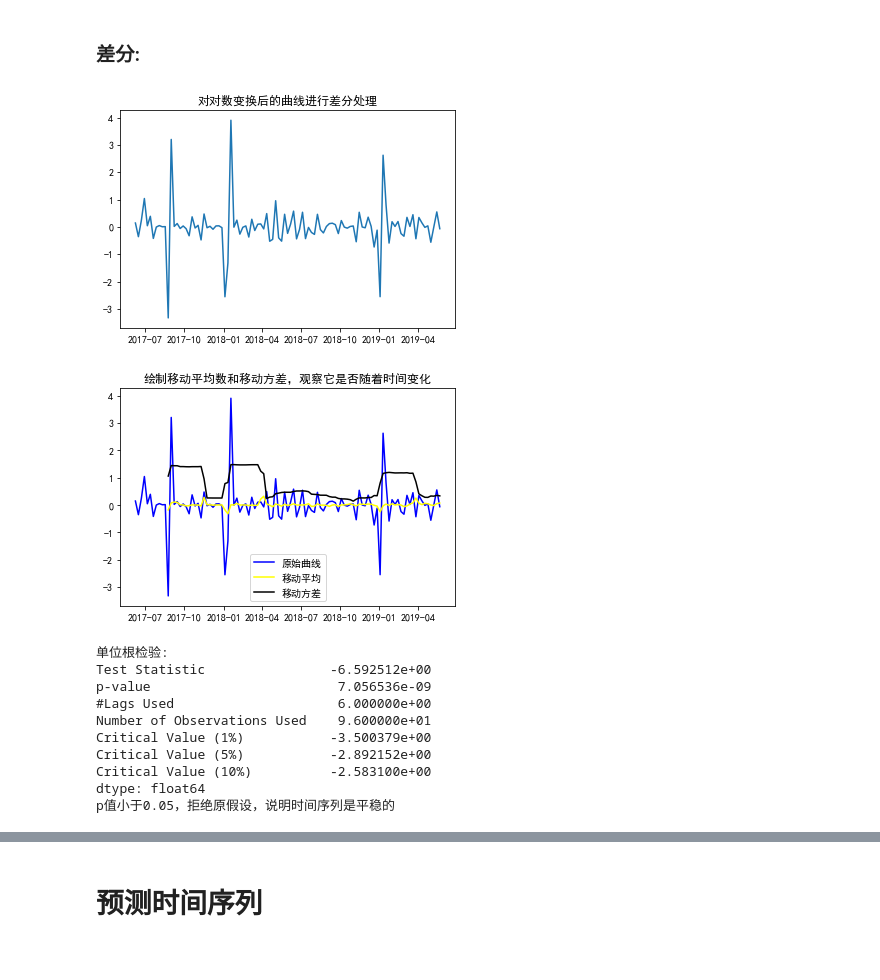
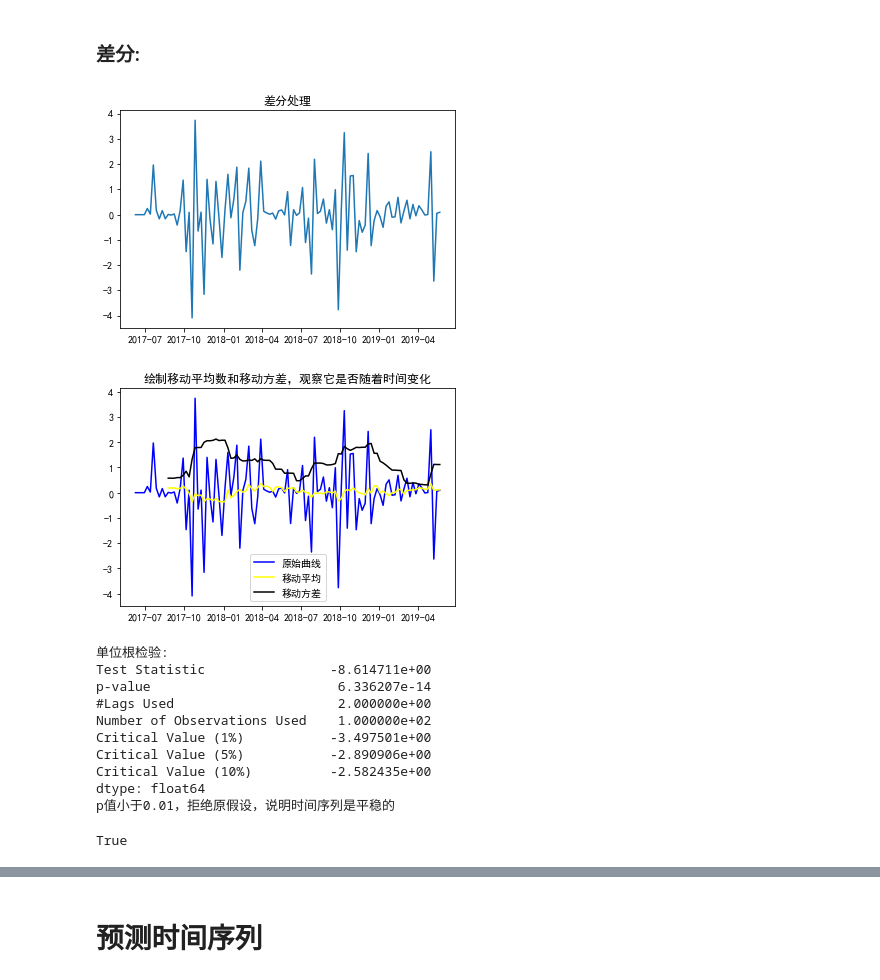
Before and after one commit to Perilla000leaves/Analytics_Vidhya, a Jupyter notebook: Articles/Time_Series_Analysis/Time_Series_Load.ipynb, the cells around one changed output, grey strips where cells are left out. Saved outputs shown, nothing was run; the diff lists cells and outputs as text; code cells hidden in the pictures.

```diff
--- a/Articles/Time_Series_Analysis/Time_Series_Load.ipynb
+++ b/Articles/Time_Series_Analysis/Time_Series_Load.ipynb
@@ -31,10 +38,10 @@ data.head()
 5 rows × 107 columns
 # %%
-#删除含有零值的行
+# 删除含有负值和零值的行
 datatemp=data.drop(columns=['tqlx','tqmc','bs'])
 droplist=[]
 for i in range(len(datatemp.index)):
-    if (datatemp.iloc[i].values==np.array(0)).any():
+    if (datatemp.iloc[i].values<=np.array(0)).any():
         droplist.append(datatemp.iloc[i].name)
 data=data.drop(labels=droplist)
 data.head()
@@ -70,7 +77,9 @@ data_time_series.head()
 # %%
 #转置
 data_time_series.set_index('bs')
-data_time_series=data_time_series.stack().unstack(level=-2)
+data_time_series=data_time_series.T
+#把标识行设为列名
 data_time_series.columns = data_time_series.iloc[0]
+data_time_series.drop(index='bs',inplace=True)
 data_time_series.head()
 # %% [output]
@@ -126,8 +135,10 @@ data_time_series.head()
 5 rows × 4609 columns
 # %%
-#check datatype of index
-data_time_series=data_time_series.fillna(method='pad',axis='columns')
+#处理空值
+data_time_series=data_time_series.fillna(method='backfill',axis='index')
 data_time_series_dropna=data_time_series.dropna(axis='columns')
+#去掉重复的台区（重复列）
+data_time_series_dropna=data_time_series_dropna.T.drop_duplicates().T
 data_time_series_dropna.index
 # %% [output]
 DatetimeIndex(['2017-06-01', '2017-06-08', '2017-06-15', '2017-06-22',
@@ -178,6 +207,6 @@ bs_year_max[(bs_year_max['2017']<bs_year_max['2018']) & (bs_year_max['2018']<bs_
 # %%
 #convert to time series:
-ts = data_time_series_dropna[3001399448]
-ts.head(10)
+ts = data_time_series_dropna[3002232277]
+ts.head()
 # %% [output]
 time_series
@@ -415,25 +344,26 @@ p值小于0.05，拒绝原假设，说明时间序列是平稳的
 # %% [markdown]
 ### 差分:
 # %%
-#取一阶差分:
-ts_log_diff = ts_log - ts_log.shift(1)
-plt.plot(ts_log_diff)
-plt.title('对对数变换后的曲线进行差分处理')
+#直接对原始数据取一阶差分:
+ts_diff = ts - ts.shift(1)
+plt.plot(ts_diff)
+plt.title('差分处理')
 plt.show()
 # %% [output]
-[figure, old version]
+[figure, new version]
 # %%
-ts_log_diff.dropna(inplace=True)
-test_stationarity(ts_log_diff)
+ts_diff.dropna(inplace=True)
+test_stationarity(ts_diff)
 # %% [output]
-[figure, old version]
+[figure, new version]
 单位根检验:
-Test Statistic                -6.592512e+00
-p-value                        7.056536e-09
-#Lags Used                     6.000000e+00
-Number of Observations Used    9.600000e+01
-Critical Value (1%)           -3.500379e+00
-Critical Value (5%)           -2.892152e+00
-Critical Value (10%)          -2.583100e+00
+Test Statistic                -8.614711e+00
+p-value                        6.336207e-14
+#Lags Used                     2.000000e+00
+Number of Observations Used    1.000000e+02
+Critical Value (1%)           -3.497501e+00
+Critical Value (5%)           -2.890906e+00
+Critical Value (10%)          -2.582435e+00
 dtype: float64
-p值小于0.05，拒绝原假设，说明时间序列是平稳的
+p值小于0.01，拒绝原假设，说明时间序列是平稳的
+True
```
Also changed, not shown: parts of 87 cells of this notebook, 1 other file.
